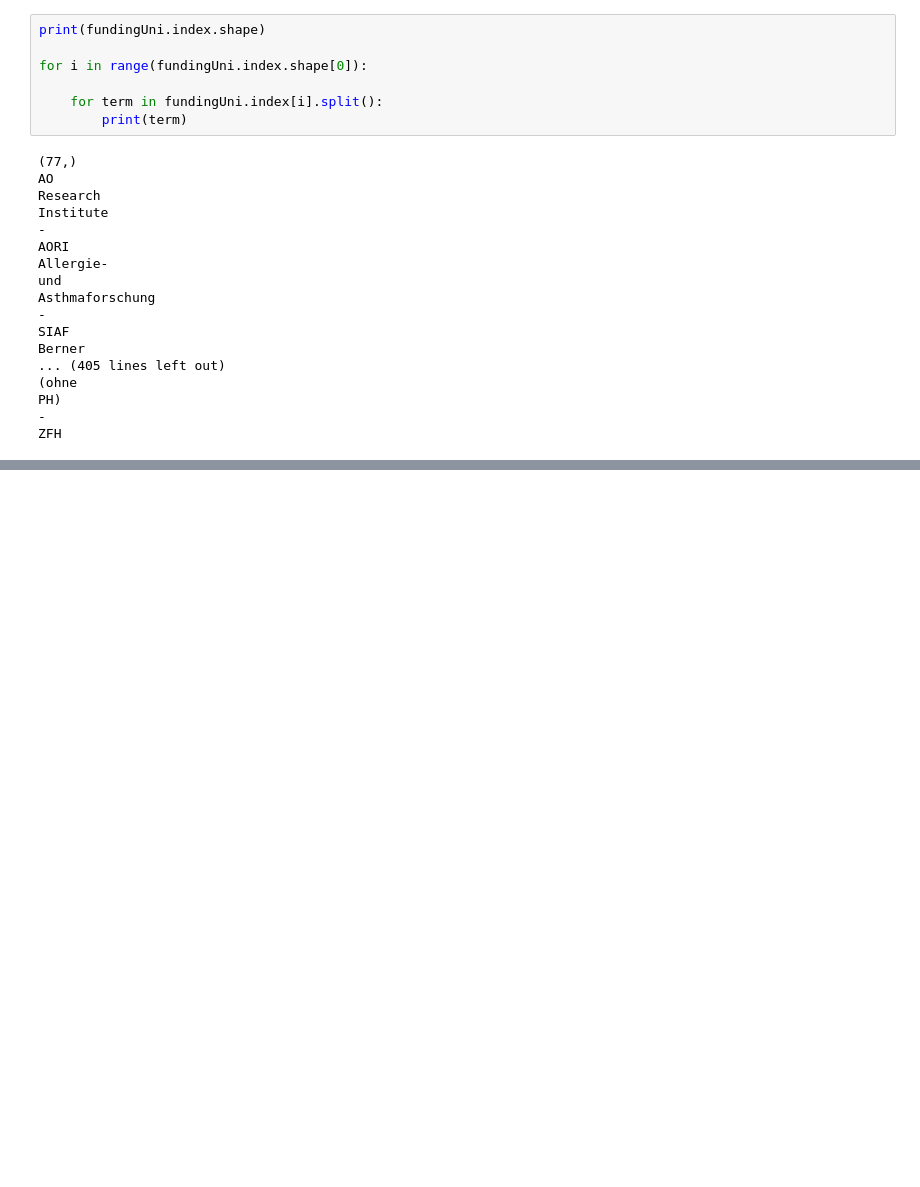
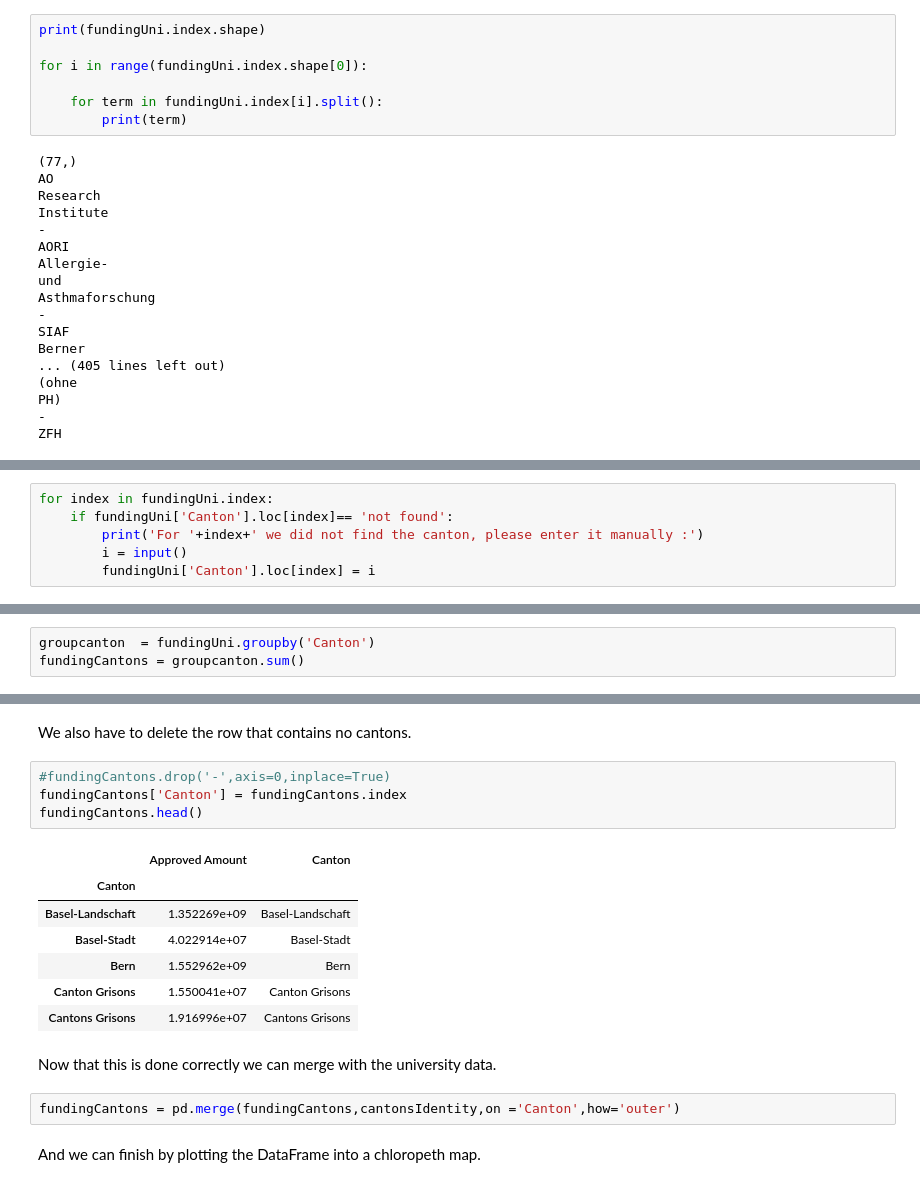
Before and after one commit to ThomVett/Homework, a Jupyter notebook: HW_03/Homework 3.ipynb, the cells around one changed output, grey strips where cells are left out. Saved outputs shown, nothing was run; the diff lists cells and outputs as text; blank space fills up the shorter version.

```diff
--- a/HW_03/Homework 3.ipynb
+++ b/HW_03/Homework 3.ipynb
@@ -333,0 +357,6 @@ toponymName
+# %%
+for index in fundingUni.index:
+    if fundingUni['Canton'].loc[index]== 'not found':
+        print('For '+index+' we did not find the canton, please enter it manually :')
+        i = input()
+        fundingUni['Canton'].loc[index] = i
@@ -333,0 +389,3 @@ toponymName
+# %%
+groupcanton  = fundingUni.groupby('Canton')
+fundingCantons = groupcanton.sum()
@@ -333,0 +419,20 @@ toponymName
+# %% [markdown]
+We also have to delete the row that contains no cantons.
+# %%
+#fundingCantons.drop('-',axis=0,inplace=True)
+fundingCantons['Canton'] = fundingCantons.index
+fundingCantons.head()
+# %% [output]
+|  | Approved Amount | Canton |
+| Canton |  |  |
+| Basel-Landschaft | 1.352269e+09 | Basel-Landschaft |
+| Basel-Stadt | 4.022914e+07 | Basel-Stadt |
+| Bern | 1.552962e+09 | Bern |
+| Canton Grisons | 1.550041e+07 | Canton Grisons |
+| Cantons Grisons | 1.916996e+07 | Cantons Grisons |
+# %% [markdown]
+Now that this is done correctly we can merge with the university data.
+# %%
+fundingCantons = pd.merge(fundingCantons,cantonsIdentity,on ='Canton',how='outer')
+# %% [markdown]
+And we can finish by plotting the DataFrame into a chloropeth map.
```
Also changed, not shown: parts of 21 cells of this notebook, 6 other files.
